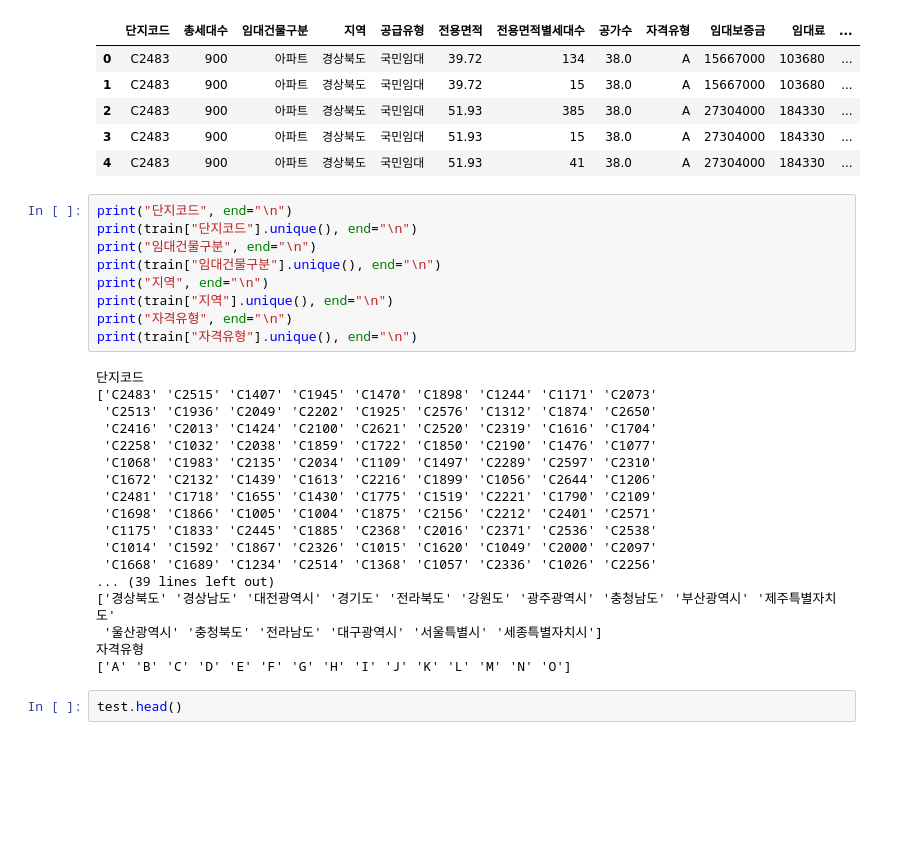
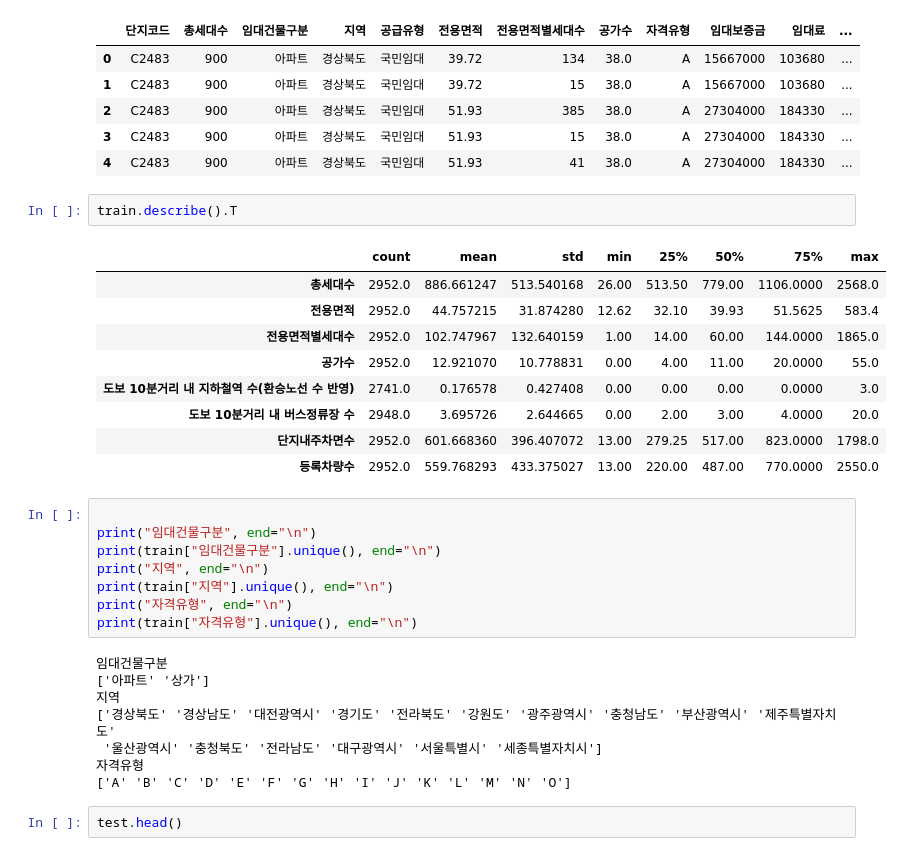
Before and after one commit to jinijini-jinilamp/dacon_parking_demand_competition, a Jupyter notebook: 01_데이터셋_살펴보기.ipynb, the cells around one changed output. Saved outputs shown, nothing was run; the diff lists cells and outputs as text; blank space fills up the shorter version.

```diff
--- a/01_데이터셋_살펴보기.ipynb
+++ b/01_데이터셋_살펴보기.ipynb
@@ -41,9 +90,20 @@ train.head()
 | 2 | C2483 | 900 | 아파트 | 경상북도 | 국민임대 | 51.93 | 385 | 38.0 | A | 27304000 | 184330 | ... |
 | 3 | C2483 | 900 | 아파트 | 경상북도 | 국민임대 | 51.93 | 15 | 38.0 | A | 27304000 | 184330 | ... |
 | 4 | C2483 | 900 | 아파트 | 경상북도 | 국민임대 | 51.93 | 41 | 38.0 | A | 27304000 | 184330 | ... |
+# %%
+train.describe().T
+# %% [output]
+|  | count | mean | std | min | 25% | 50% | 75% | max |
+| 총세대수 | 2952.0 | 886.661247 | 513.540168 | 26.00 | 513.50 | 779.00 | 1106.0000 | 2568.0 |
+| 전용면적 | 2952.0 | 44.757215 | 31.874280 | 12.62 | 32.10 | 39.93 | 51.5625 | 583.4 |
+| 전용면적별세대수 | 2952.0 | 102.747967 | 132.640159 | 1.00 | 14.00 | 60.00 | 144.0000 | 1865.0 |
+| 공가수 | 2952.0 | 12.921070 | 10.778831 | 0.00 | 4.00 | 11.00 | 20.0000 | 55.0 |
+| 도보 10분거리 내 지하철역 수(환승노선 수 반영) | 2741.0 | 0.176578 | 0.427408 | 0.00 | 0.00 | 0.00 | 0.0000 | 3.0 |
+| 도보 10분거리 내 버스정류장 수 | 2948.0 | 3.695726 | 2.644665 | 0.00 | 2.00 | 3.00 | 4.0000 | 20.0 |
+| 단지내주차면수 | 2952.0 | 601.668360 | 396.407072 | 13.00 | 279.25 | 517.00 | 823.0000 | 1798.0 |
+| 등록차량수 | 2952.0 | 559.768293 | 433.375027 | 13.00 | 220.00 | 487.00 | 770.0000 | 2550.0 |
 # %%
-print("단지코드", end="\n")
-print(train["단지코드"].unique(), end="\n")
+
 print("임대건물구분", end="\n")
 print(train["임대건물구분"].unique(), end="\n")
 print("지역", end="\n")
@@ -51,19 +111,9 @@ print(train["지역"].unique(), end="\n")
 print("자격유형", end="\n")
 print(train["자격유형"].unique(), end="\n")
 # %% [output]
-단지코드
-['C2483' 'C2515' 'C1407' 'C1945' 'C1470' 'C1898' 'C1244' 'C1171' 'C2073'
- 'C2513' 'C1936' 'C2049' 'C2202' 'C1925' 'C2576' 'C1312' 'C1874' 'C2650'
- 'C2416' 'C2013' 'C1424' 'C2100' 'C2621' 'C2520' 'C2319' 'C1616' 'C1704'
- 'C2258' 'C1032' 'C2038' 'C1859' 'C1722' 'C1850' 'C2190' 'C1476' 'C1077'
- 'C1068' 'C1983' 'C2135' 'C2034' 'C1109' 'C1497' 'C2289' 'C2597' 'C2310'
- 'C1672' 'C2132' 'C1439' 'C1613' 'C2216' 'C1899' 'C1056' 'C2644' 'C1206'
- 'C2481' 'C1718' 'C1655' 'C1430' 'C1775' 'C1519' 'C2221' 'C1790' 'C2109'
- 'C1698' 'C1866' 'C1005' 'C1004' 'C1875' 'C2156' 'C2212' 'C2401' 'C2571'
- 'C1175' 'C1833' 'C2445' 'C1885' 'C2368' 'C2016' 'C2371' 'C2536' 'C2538'
- 'C1014' 'C1592' 'C1867' 'C2326' 'C1015' 'C1620' 'C1049' 'C2000' 'C2097'
- 'C1668' 'C1689' 'C1234' 'C2514' 'C1368' 'C1057' 'C2336' 'C1026' 'C2256'
-... (39 lines left out)
+임대건물구분
+['아파트' '상가']
+지역
 ['경상북도' '경상남도' '대전광역시' '경기도' '전라북도' '강원도' '광주광역시' '충청남도' '부산광역시' '제주특별자치도'
  '울산광역시' '충청북도' '전라남도' '대구광역시' '서울특별시' '세종특별자치시']
 자격유형
```
Also changed, not shown: parts of 19 cells of this notebook, 2 other files.
